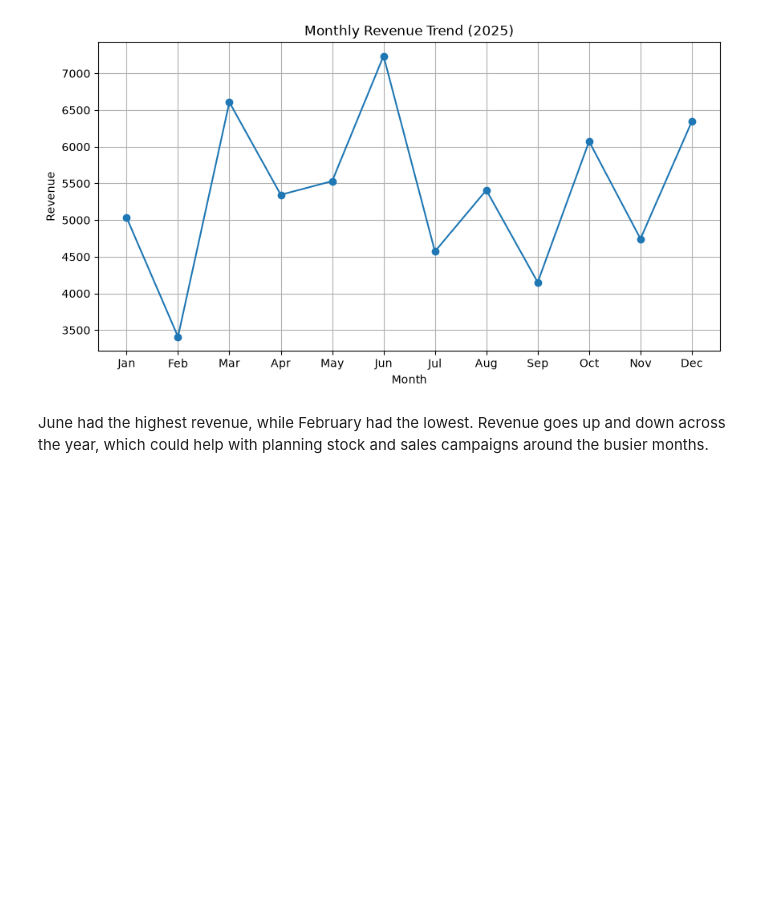
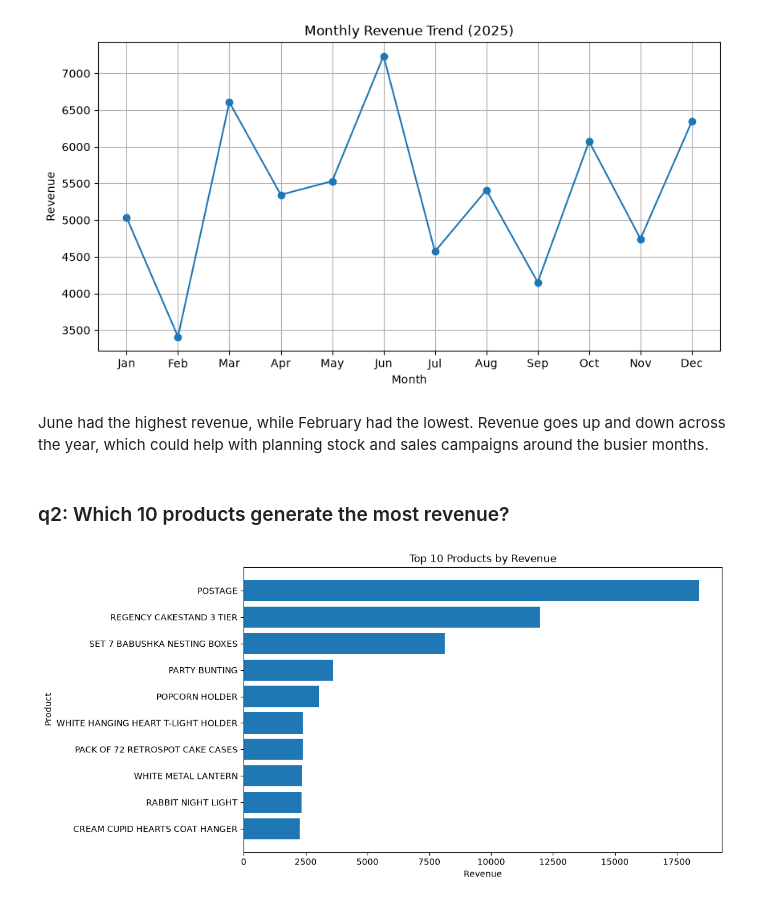
Before and after one commit to Emmanuel-Twumasi-Kwame-Yeboah/retail-sales-analysis, a Jupyter notebook: notebooks/05_visualization.ipynb, the cells around one changed output. Saved outputs shown, nothing was run; the diff lists cells and outputs as text; code cells hidden in the pictures; blank space fills up the shorter version.

Commit message:
feat: add product and country charts

```diff
--- a/notebooks/05_visualization.ipynb
+++ b/notebooks/05_visualization.ipynb
@@ -101,3 +101,22 @@ plt.show()
 [figure]
 # %% [markdown]
 June had the highest revenue, while February had the lowest. Revenue goes up and down across the year, which could help with planning stock and sales campaigns around the busier months.
+# %% [markdown]
+### q2: Which 10 products generate the most revenue?
+# %%
+top_10_products = (
+    df.groupby("Description")["Revenue"]
+    .sum()
+    .sort_values(ascending=False)
+    .head(10)
+)
+
+plt.figure(figsize=(10, 6))
+plt.barh(top_10_products.index, top_10_products.values)
+plt.title("Top 10 Products by Revenue")
+plt.xlabel("Revenue")
+plt.ylabel("Product")
+plt.gca().invert_yaxis()
+plt.show()
+# %% [output]
+[figure, added]
```
Also changed, not shown: parts of 4 cells of this notebook.
